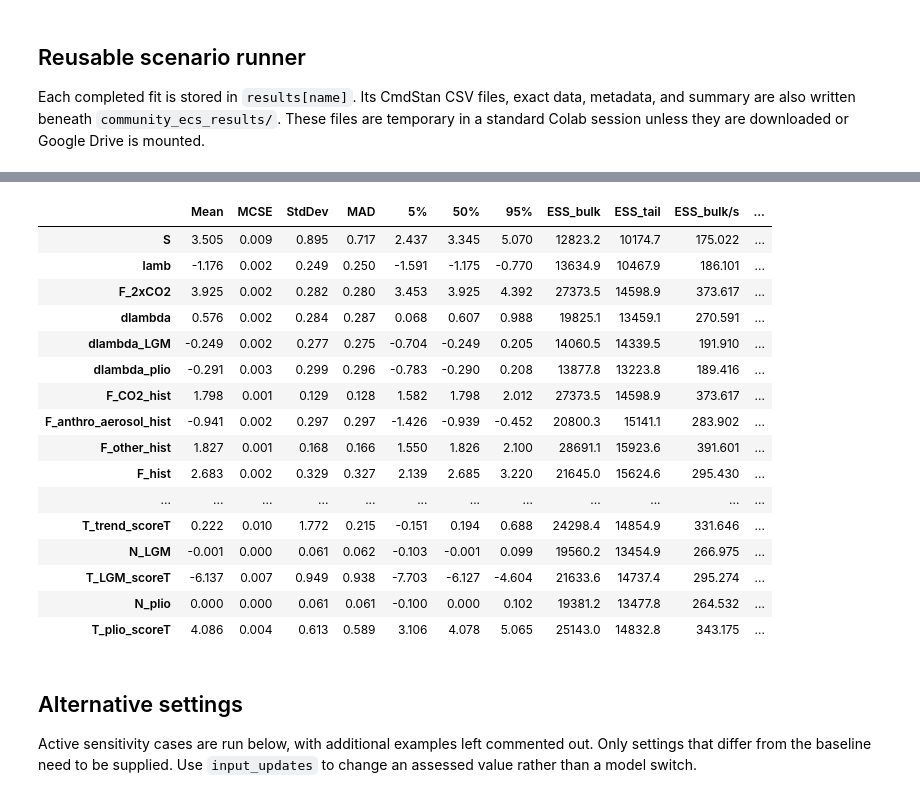
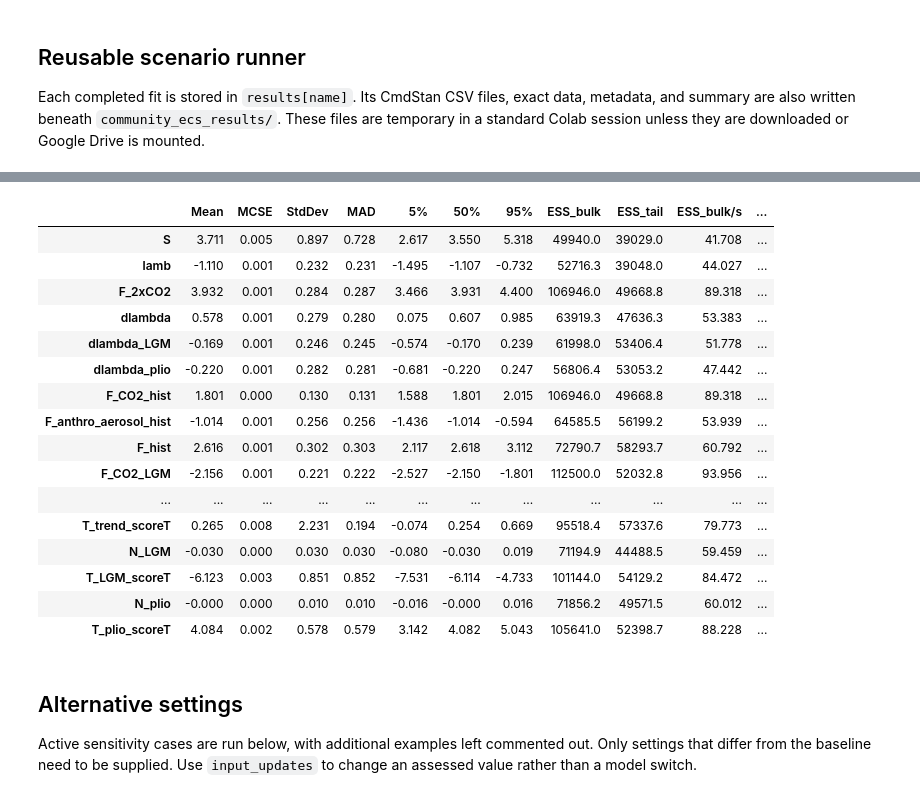
Before and after one commit to vtcooper/bayecs, a Jupyter notebook: community_ecs_colab_internal.ipynb, the cells around one changed output, grey strips where cells are left out. Drawn from its saved outputs; the diff is of its cells as text; code cells hidden in the pictures.

Commit message:
community ecs progress; LGM reviewed and written, plio reviewed to write tomorrow

```diff
--- a/community_ecs_colab_internal.ipynb
+++ b/community_ecs_colab_internal.ipynb
@@ -931,12 +1157,12 @@ def make_init(data, ecs_initial=4.0, init_updates=None):
     return init
 
 
-SAMPLING_DEFAULTS = {
+sampling_defaults = {
     "chains": 4,
     "parallel_chains": 4,
     ## Quick comparison defaults; increase these for final tail estimates.
-    "iter_warmup": 1_000,
-    "iter_sampling": 5_000,
+    "iter_warmup": 2_000,
+    "iter_sampling": 18_000,
     "adapt_delta": 0.95,
     "max_treedepth": 12,
     "seed": 20250812,
@@ -970,7 +1196,7 @@ make_init(baseline_data)
 Compile the embedded Stan program once. CmdStanPy reuses the executable for every scenario in this session.
 # %%
 community_model = cmdstanpy.CmdStanModel(
-    stan_file=str(STAN_FILE), cpp_options=CPP_OPTIONS
+    stan_file=str(stan_file), cpp_options=cpp_options
 )
 print("Compiled model:", community_model.exe_file)
 # %% [output]
@@ -982,7 +1208,7 @@ Compiled model: /tmp/community_ecs
 
 Each completed fit is stored in `results[name]`. Its CmdStan CSV files, exact data, metadata, and summary are also written beneath `community_ecs_results/`. These files are temporary in a standard Colab session unless they are downloaded or Google Drive is mounted.
 # %%
-RESULTS_ROOT = ROOT / "community_ecs_results"
+results_root = root / "community_ecs_results"
 results = {}
 
 
@@ -996,20 +1222,20 @@ def run_scenario(
 
     data = make_data(switch_updates=switch_updates, input_updates=input_updates)
     inits = make_init(data, ecs_initial=ecs_initial, init_updates=init_updates)
-    sampling = dict(SAMPLING_DEFAULTS)
+    sampling = dict(sampling_defaults)
     if sampling_updates:
         sampling.update(sampling_updates)
 
     stamp = datetime.now().strftime("%Y%m%dT%H%M%S_%f")
-    run_dir = RESULTS_ROOT / f"{name}_{stamp}"
+    run_dir = results_root / f"{name}_{stamp}"
     run_dir.mkdir(parents=True, exist_ok=False)
     cmdstanpy.write_stan_json(str(run_dir / "data.json"), data)
 
     metadata = {
         "name": name,
         "created": stamp,
-        "stan_file": str(STAN_FILE),
-        "switches": {key: data[key] for key in SWITCH_NAMES},
+        "stan_file": str(stan_file),
+        "switches": {key: data[key] for key in switch_names},
         "sampling": sampling,
     }
     with (run_dir / "metadata.json").open("w") as handle:
@@ -1090,36 +1316,35 @@ Saved to: /glade/derecho/scratch/vcooper/projects/bayecs/community_ecs_results/b
 # %%
-SUMMARY_VARIABLES = [
+summary_variables = [
     "S", "lamb", "F_2xCO2",
     "dlambda", "dlambda_LGM", "dlambda_plio",
-    "F_CO2_hist", "F_anthro_aerosol_hist", "F_other_hist", "F_hist",
-    "f_CO2_LGM", "F_CO2_LGM",
-    "CO2_plio", "f_CO2_plio", "F_plio_CO2",
+    "F_CO2_hist", "F_anthro_aerosol_hist", "F_hist",
+    "F_CO2_LGM", #"f_CO2_LGM",
+    "CO2_plio", "F_plio_CO2", "F_plio_nonGHG", #"f_CO2_plio",
     "N_hist", "T_hist_scoreT",
-    "F_CO2_trend", "F_anthro_aerosol_trend",
-    "F_other_trend", "F_trend",
+    "F_CO2_trend", "F_anthro_aerosol_trend", "F_trend",
     "N_trend", "T_trend_scoreT",
     "N_LGM", "T_LGM_scoreT",
     "N_plio", "T_plio_scoreT",
 ]
-baseline["summary"].loc[SUMMARY_VARIABLES].round(3)
+baseline["summary"].loc[summary_variables].round(3)
 # %% [output]
 |  | Mean | MCSE | StdDev | MAD | 5% | 50% | 95% | ESS_bulk | ESS_tail | ESS_bulk/s | ... |
-| S | 3.505 | 0.009 | 0.895 | 0.717 | 2.437 | 3.345 | 5.070 | 12823.2 | 10174.7 | 175.022 | ... |
-| lamb | -1.176 | 0.002 | 0.249 | 0.250 | -1.591 | -1.175 | -0.770 | 13634.9 | 10467.9 | 186.101 | ... |
-| F_2xCO2 | 3.925 | 0.002 | 0.282 | 0.280 | 3.453 | 3.925 | 4.392 | 27373.5 | 14598.9 | 373.617 | ... |
-| dlambda | 0.576 | 0.002 | 0.284 | 0.287 | 0.068 | 0.607 | 0.988 | 19825.1 | 13459.1 | 270.591 | ... |
-| dlambda_LGM | -0.249 | 0.002 | 0.277 | 0.275 | -0.704 | -0.249 | 0.205 | 14060.5 | 14339.5 | 191.910 | ... |
-| dlambda_plio | -0.291 | 0.003 | 0.299 | 0.296 | -0.783 | -0.290 | 0.208 | 13877.8 | 13223.8 | 189.416 | ... |
-| F_CO2_hist | 1.798 | 0.001 | 0.129 | 0.128 | 1.582 | 1.798 | 2.012 | 27373.5 | 14598.9 | 373.617 | ... |
-| F_anthro_aerosol_hist | -0.941 | 0.002 | 0.297 | 0.297 | -1.426 | -0.939 | -0.452 | 20800.3 | 15141.1 | 283.902 | ... |
-| F_other_hist | 1.827 | 0.001 | 0.168 | 0.166 | 1.550 | 1.826 | 2.100 | 28691.1 | 15923.6 | 391.601 | ... |
-| F_hist | 2.683 | 0.002 | 0.329 | 0.327 | 2.139 | 2.685 | 3.220 | 21645.0 | 15624.6 | 295.430 | ... |
+| S | 3.711 | 0.005 | 0.897 | 0.728 | 2.617 | 3.550 | 5.318 | 49940.0 | 39029.0 | 41.708 | ... |
+| lamb | -1.110 | 0.001 | 0.232 | 0.231 | -1.495 | -1.107 | -0.732 | 52716.3 | 39048.0 | 44.027 | ... |
+| F_2xCO2 | 3.932 | 0.001 | 0.284 | 0.287 | 3.466 | 3.931 | 4.400 | 106946.0 | 49668.8 | 89.318 | ... |
+| dlambda | 0.578 | 0.001 | 0.279 | 0.280 | 0.075 | 0.607 | 0.985 | 63919.3 | 47636.3 | 53.383 | ... |
+| dlambda_LGM | -0.169 | 0.001 | 0.246 | 0.245 | -0.574 | -0.170 | 0.239 | 61998.0 | 53406.4 | 51.778 | ... |
+| dlambda_plio | -0.220 | 0.001 | 0.282 | 0.281 | -0.681 | -0.220 | 0.247 | 56806.4 | 53053.2 | 47.442 | ... |
+| F_CO2_hist | 1.801 | 0.000 | 0.130 | 0.131 | 1.588 | 1.801 | 2.015 | 106946.0 | 49668.8 | 89.318 | ... |
+| F_anthro_aerosol_hist | -1.014 | 0.001 | 0.256 | 0.256 | -1.436 | -1.014 | -0.594 | 64585.5 | 56199.2 | 53.939 | ... |
+| F_hist | 2.616 | 0.001 | 0.302 | 0.303 | 2.117 | 2.618 | 3.112 | 72790.7 | 58293.7 | 60.792 | ... |
+| F_CO2_LGM | -2.156 | 0.001 | 0.221 | 0.222 | -2.527 | -2.150 | -1.801 | 112500.0 | 52032.8 | 93.956 | ... |
 | ... | ... | ... | ... | ... | ... | ... | ... | ... | ... | ... | ... |
-| T_trend_scoreT | 0.222 | 0.010 | 1.772 | 0.215 | -0.151 | 0.194 | 0.688 | 24298.4 | 14854.9 | 331.646 | ... |
-| N_LGM | -0.001 | 0.000 | 0.061 | 0.062 | -0.103 | -0.001 | 0.099 | 19560.2 | 13454.9 | 266.975 | ... |
-| T_LGM_scoreT | -6.137 | 0.007 | 0.949 | 0.938 | -7.703 | -6.127 | -4.604 | 21633.6 | 14737.4 | 295.274 | ... |
-| N_plio | 0.000 | 0.000 | 0.061 | 0.061 | -0.100 | 0.000 | 0.102 | 19381.2 | 13477.8 | 264.532 | ... |
-| T_plio_scoreT | 4.086 | 0.004 | 0.613 | 0.589 | 3.106 | 4.078 | 5.065 | 25143.0 | 14832.8 | 343.175 | ... |
+| T_trend_scoreT | 0.265 | 0.008 | 2.231 | 0.194 | -0.074 | 0.254 | 0.669 | 95518.4 | 57337.6 | 79.773 | ... |
+| N_LGM | -0.030 | 0.000 | 0.030 | 0.030 | -0.080 | -0.030 | 0.019 | 71194.9 | 44488.5 | 59.459 | ... |
+| T_LGM_scoreT | -6.123 | 0.003 | 0.851 | 0.852 | -7.531 | -6.114 | -4.733 | 101144.0 | 54129.2 | 84.472 | ... |
+| N_plio | -0.000 | 0.000 | 0.010 | 0.010 | -0.016 | -0.000 | 0.016 | 71856.2 | 49571.5 | 60.012 | ... |
+| T_plio_scoreT | 4.084 | 0.002 | 0.578 | 0.579 | 3.142 | 4.082 | 5.043 | 105641.0 | 52398.7 | 88.228 | ... |
 # %% [markdown]
 ## Alternative settings
 
```
Also changed, not shown: parts of 27 cells of this notebook, 3 other files.
